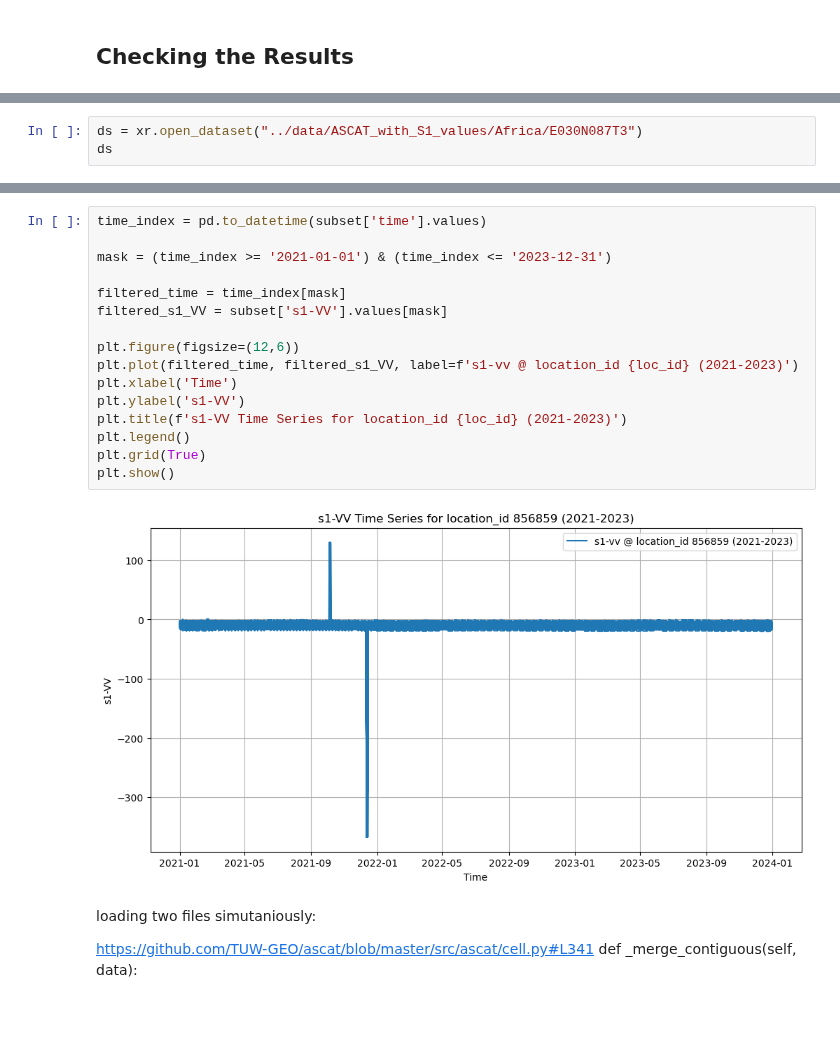
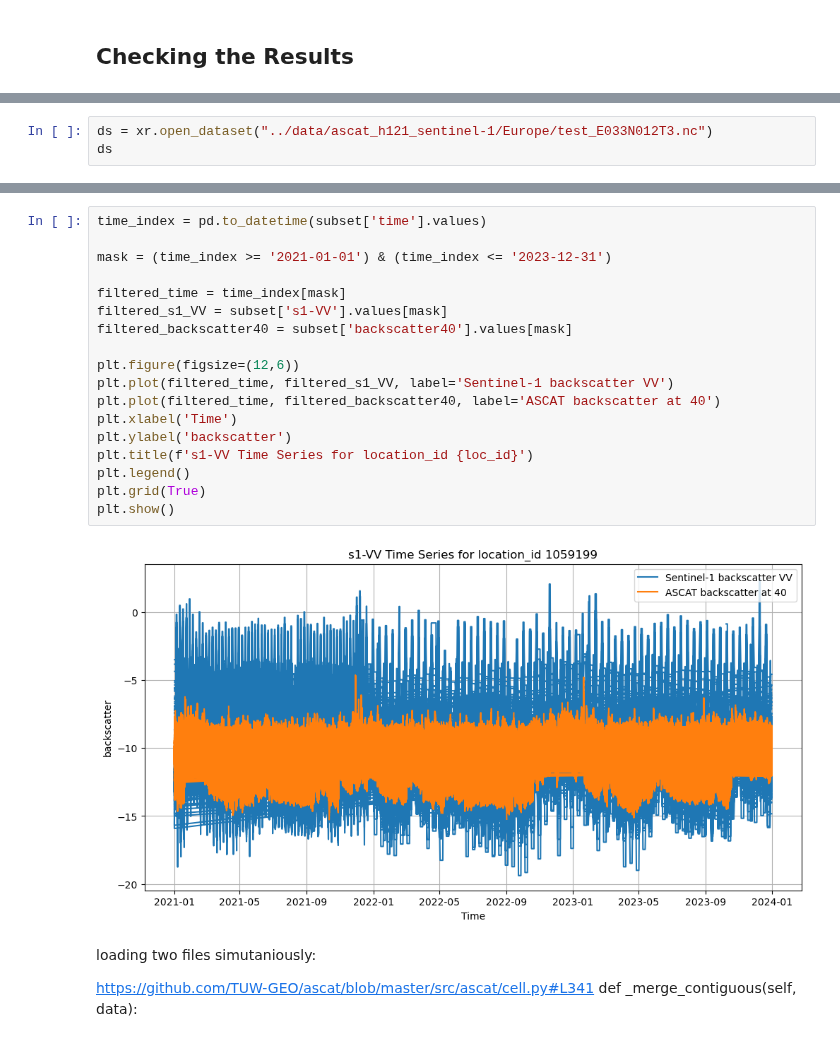
Before and after one commit to wagnerjoseph/Sentinel1-ASCAT-fusion, a Jupyter notebook: notebooks/mapping-s1-to-ascat.ipynb, the cells around one changed output, grey strips where cells are left out. Cells and saved outputs as stored; diff of their text form; blank space fills up the shorter version.

```diff
--- a/notebooks/mapping-s1-to-ascat.ipynb
+++ b/notebooks/mapping-s1-to-ascat.ipynb
@@ -170,4 +173,4 @@ print(df_summary.to_string(index=False))
 # %%
-ds = xr.open_dataset("../data/ASCAT_with_S1_values/Africa/E030N087T3")
+ds = xr.open_dataset("../data/ascat_h121_sentinel-1/Europe/test_E033N012T3.nc")
 ds
 # %% [output]
@@ -214,21 +220,23 @@ Data variables: (12/23)
 # %%
 time_index = pd.to_datetime(subset['time'].values)
 
 mask = (time_index >= '2021-01-01') & (time_index <= '2023-12-31')
 
 filtered_time = time_index[mask]
 filtered_s1_VV = subset['s1-VV'].values[mask]
+filtered_backscatter40 = subset['backscatter40'].values[mask]
 
 plt.figure(figsize=(12,6))
-plt.plot(filtered_time, filtered_s1_VV, label=f's1-vv @ location_id {loc_id} (2021-2023)')
+plt.plot(filtered_time, filtered_s1_VV, label='Sentinel-1 backscatter VV')
+plt.plot(filtered_time, filtered_backscatter40, label='ASCAT backscatter at 40')
 plt.xlabel('Time')
-plt.ylabel('s1-VV')
-plt.title(f's1-VV Time Series for location_id {loc_id} (2021-2023)')
+plt.ylabel('backscatter')
+plt.title(f's1-VV Time Series for location_id {loc_id}')
 plt.legend()
 plt.grid(True)
 plt.show()
 # %% [output]
-[figure, old version]
+[figure, new version]
 # %% [markdown]
 loading two files simutaniously:
 
```
Also changed, not shown: parts of 25 cells of this notebook.
